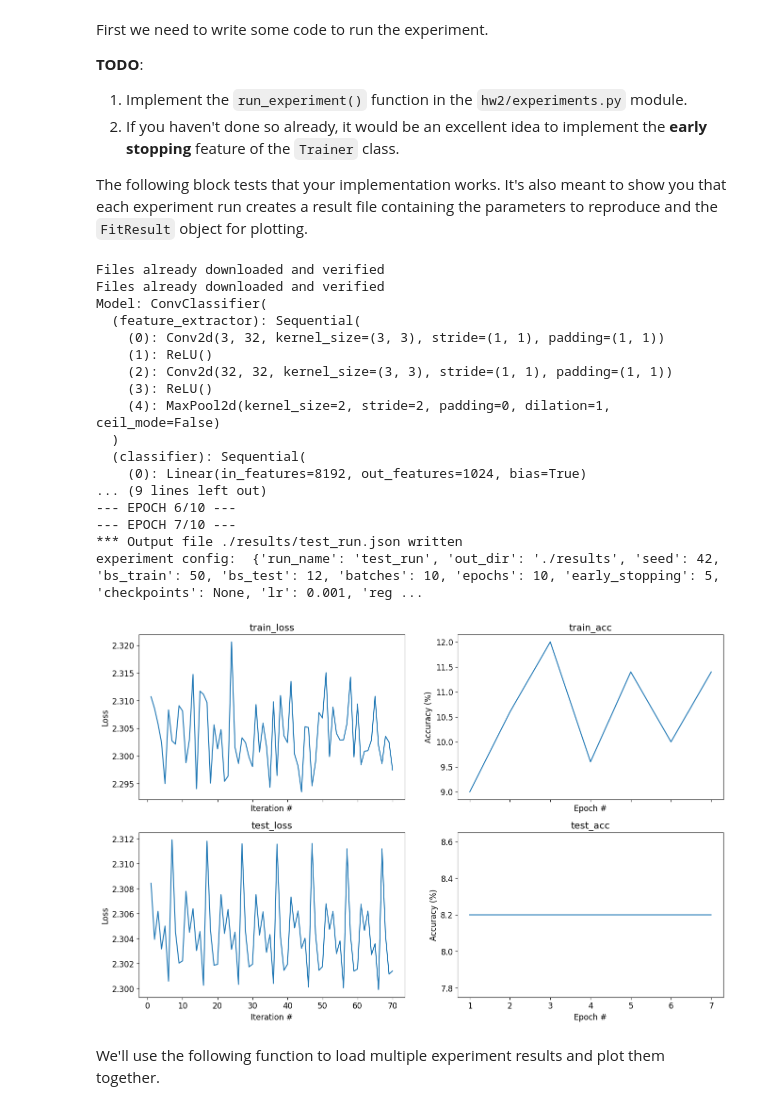
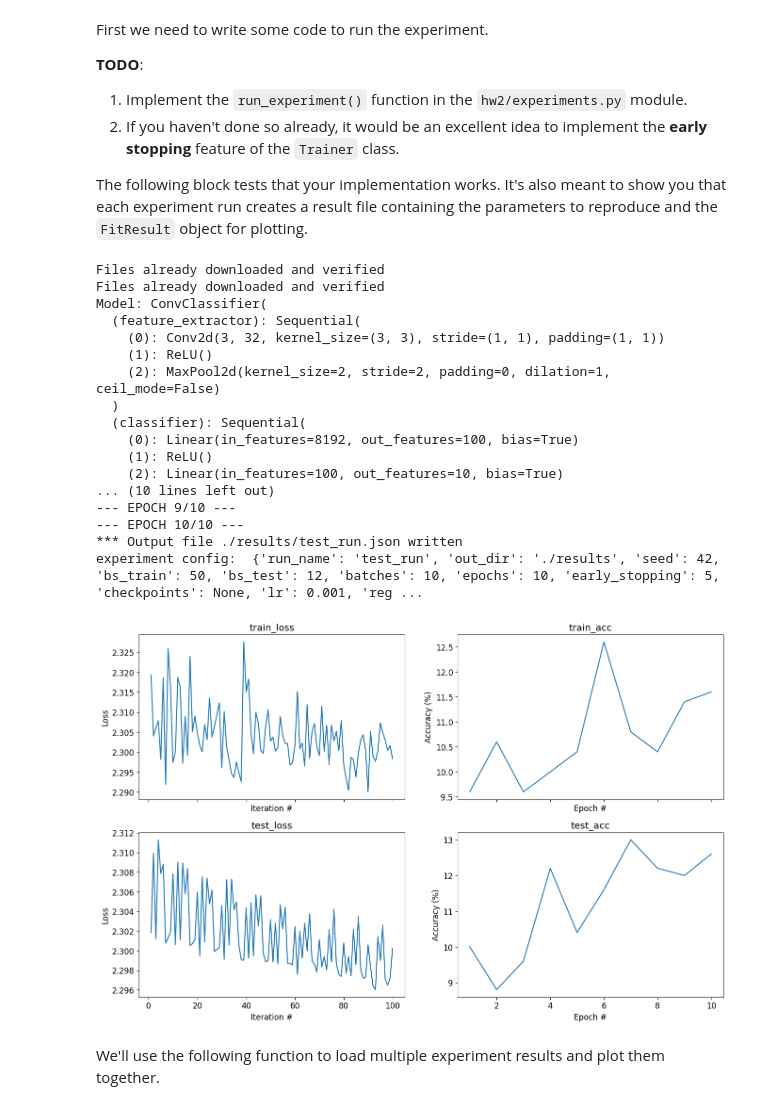
Before and after one commit to MarkNoaTAU/cnn_hm2, a Jupyter notebook: Part3_CNNs.ipynb, the cells around one changed output. Saved outputs shown, nothing was run; the diff lists cells and outputs as text; code cells hidden in the pictures.

```diff
--- a/Part3_CNNs.ipynb
+++ b/Part3_CNNs.ipynb
@@ -237,38 +240,38 @@ The following block tests that your implementation works. It's also meant to sho
 # %%
 import hw2.experiments as experiments
 from hw2.experiments import load_experiment
 from helpers.plot import plot_fit
 
 # Test experiment1 implementation on a few data samples and with a small model
 experiments.run_experiment('test_run', seed=seed, bs_train=50, batches=10, epochs=10, early_stopping=5,
-                           filters_per_layer=[32], layers_per_block=2, pool_every=2, hidden_dims=[1024])
+                           filters_per_layer=[32], layers_per_block=1, pool_every=1, hidden_dims=[100])
 
 # There should now be a file 'test_run.json' in your `results/` folder.
 # We can use it to load the results of the experiment.
 cfg, fit_res = load_experiment('results/test_run.json')
 _, _ = plot_fit(fit_res)
 
 # And `cfg` contains the exact parameters to reproduce it
 print('experiment config: ', cfg)
 # %% [output]
 Files already downloaded and verified
 Files already downloaded and verified
 Model: ConvClassifier(
   (feature_extractor): Sequential(
     (0): Conv2d(3, 32, kernel_size=(3, 3), stride=(1, 1), padding=(1, 1))
     (1): ReLU()
-    (2): Conv2d(32, 32, kernel_size=(3, 3), stride=(1, 1), padding=(1, 1))
-    (3): ReLU()
-    (4): MaxPool2d(kernel_size=2, stride=2, padding=0, dilation=1, ceil_mode=False)
+    (2): MaxPool2d(kernel_size=2, stride=2, padding=0, dilation=1, ceil_mode=False)
   )
   (classifier): Sequential(
-    (0): Linear(in_features=8192, out_features=1024, bias=True)
-... (9 lines left out)
---- EPOCH 6/10 ---
---- EPOCH 7/10 ---
+    (0): Linear(in_features=8192, out_features=100, bias=True)
+    (1): ReLU()
+    (2): Linear(in_features=100, out_features=10, bias=True)
+... (10 lines left out)
+--- EPOCH 9/10 ---
+--- EPOCH 10/10 ---
 *** Output file ./results/test_run.json written
 experiment config:  {'run_name': 'test_run', 'out_dir': './results', 'seed': 42, 'bs_train': 50, 'bs_test': 12, 'batches': 10, 'epochs': 10, 'early_stopping': 5, 'checkpoints': None, 'lr': 0.001, 'reg ...
-[figure, old version]
+[figure, new version]
 # %% [markdown]
 We'll use the following function to load multiple experiment results and plot them together.
 # %%
```
Also changed, not shown: parts of 3 cells of this notebook, 6 other files.
